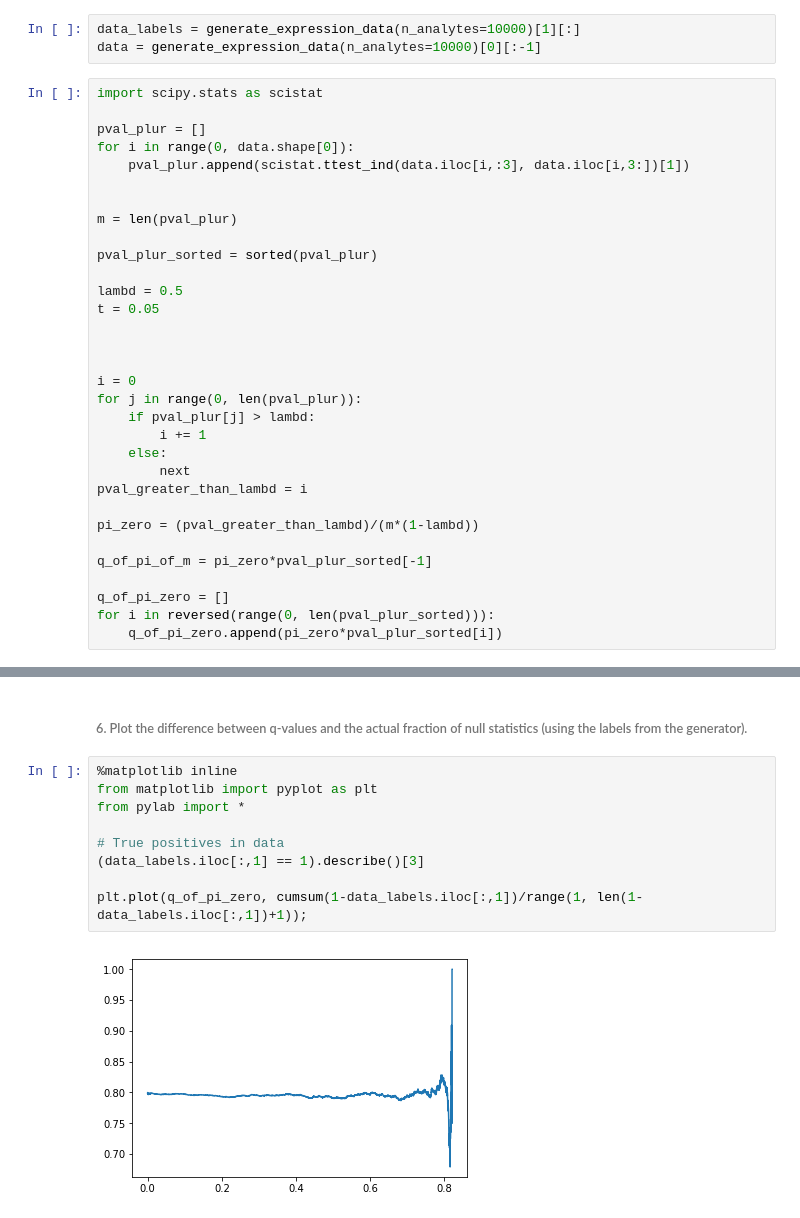
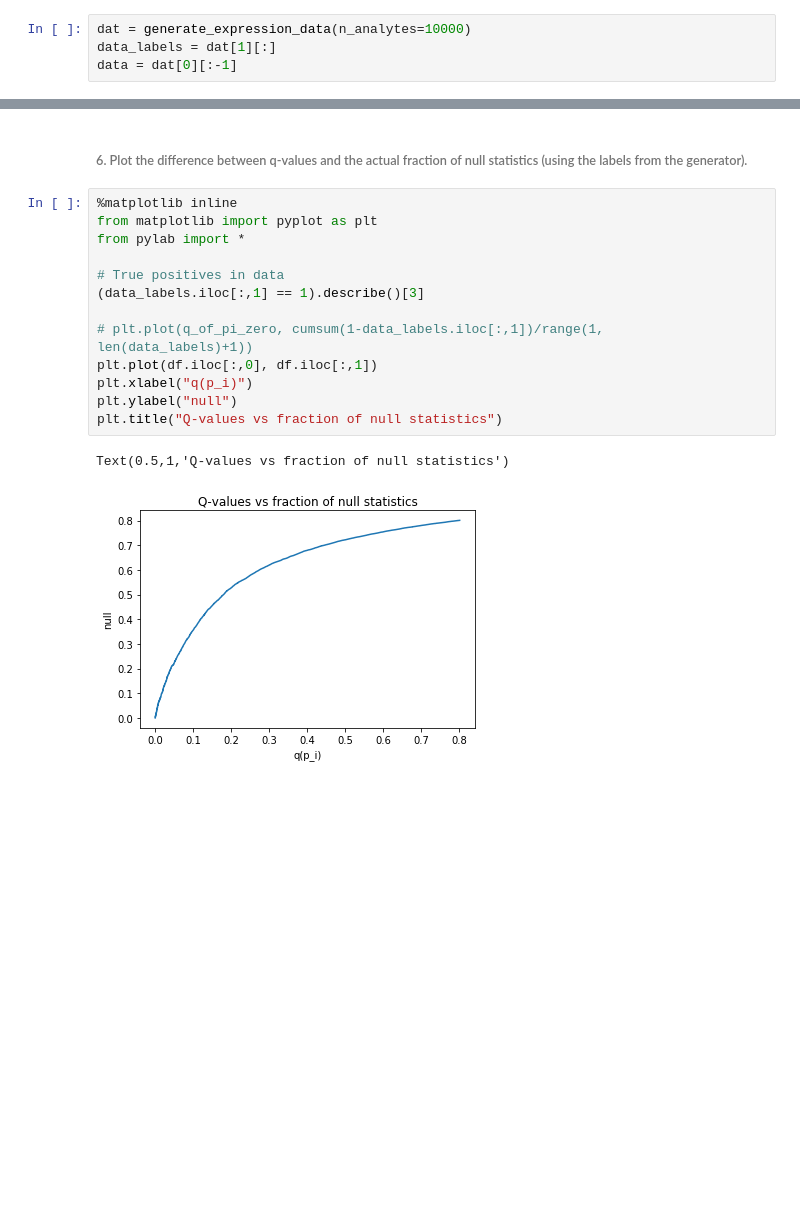
Before and after one commit to MaxBackman/AlgInBio, a Jupyter notebook: differential_expression/differential_expression.ipynb, the cells around one changed output, grey strips where cells are left out. Cells and saved outputs as stored; diff of their text form; blank space fills up the shorter version.

```diff
--- a/differential_expression/differential_expression.ipynb
+++ b/differential_expression/differential_expression.ipynb
@@ -35,37 +35,6 @@ def generate_expression_data(n_analytes=100, n_samples=2, n_replicates=3, p_regu
 
     return expr_df,label_df
 # %%
-data_labels = generate_expression_data(n_analytes=10000)[1][:]
-data = generate_expression_data(n_analytes=10000)[0][:-1]
+dat = generate_expression_data(n_analytes=10000)
+data_labels = dat[1][:]
+data = dat[0][:-1]
-# %%
-import scipy.stats as scistat
-
-pval_plur = []
-for i in range(0, data.shape[0]):
-    pval_plur.append(scistat.ttest_ind(data.iloc[i,:3], data.iloc[i,3:])[1])
-
-
-m = len(pval_plur)
-
-pval_plur_sorted = sorted(pval_plur)
-
-lambd = 0.5
-t = 0.05
-
-
-
-i = 0
-for j in range(0, len(pval_plur)):
-    if pval_plur[j] > lambd:
-        i += 1
-    else:
-        next
-pval_greater_than_lambd = i
-
-pi_zero = (pval_greater_than_lambd)/(m*(1-lambd))
-
-q_of_pi_of_m = pi_zero*pval_plur_sorted[-1]
-
-q_of_pi_zero = []
-for i in reversed(range(0, len(pval_plur_sorted))):
-    q_of_pi_zero.append(pi_zero*pval_plur_sorted[i])
@@ -111,11 +150,16 @@ plt.hist(q_of_pi_zero)
 # %%
 %matplotlib inline
 from matplotlib import pyplot as plt
 from pylab import *
 
 # True positives in data
 (data_labels.iloc[:,1] == 1).describe()[3]
 
-plt.plot(q_of_pi_zero, cumsum(1-data_labels.iloc[:,1])/range(1, len(1-data_labels.iloc[:,1])+1));
+# plt.plot(q_of_pi_zero, cumsum(1-data_labels.iloc[:,1])/range(1, len(data_labels)+1))
+plt.plot(df.iloc[:,0], df.iloc[:,1])
+plt.xlabel("q(p_i)")
+plt.ylabel("null")
+plt.title("Q-values vs fraction of null statistics")
 # %% [output]
+Text(0.5,1,'Q-values vs fraction of null statistics')
-[figure, old version]
+[figure, new version]
```
Also changed, not shown: parts of 13 cells of this notebook, 4 other files.
